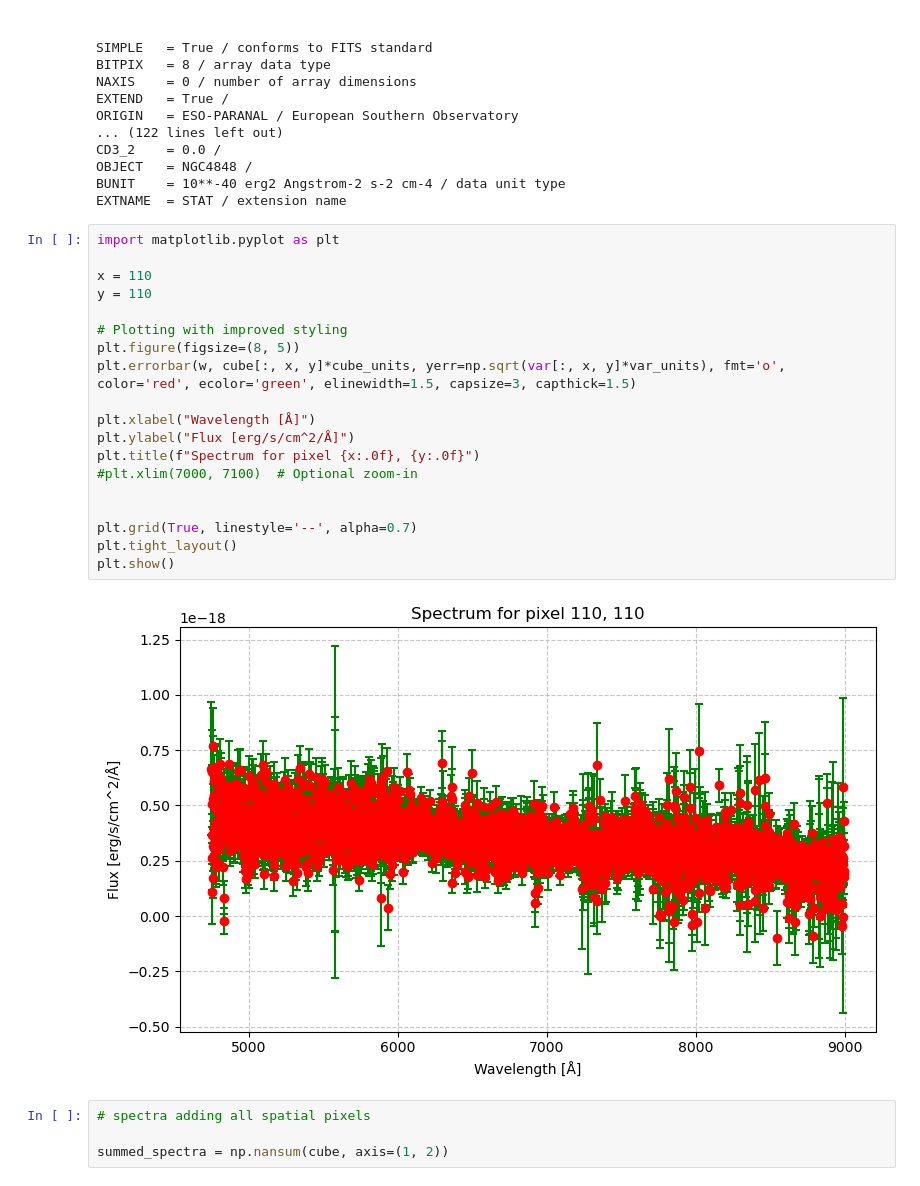
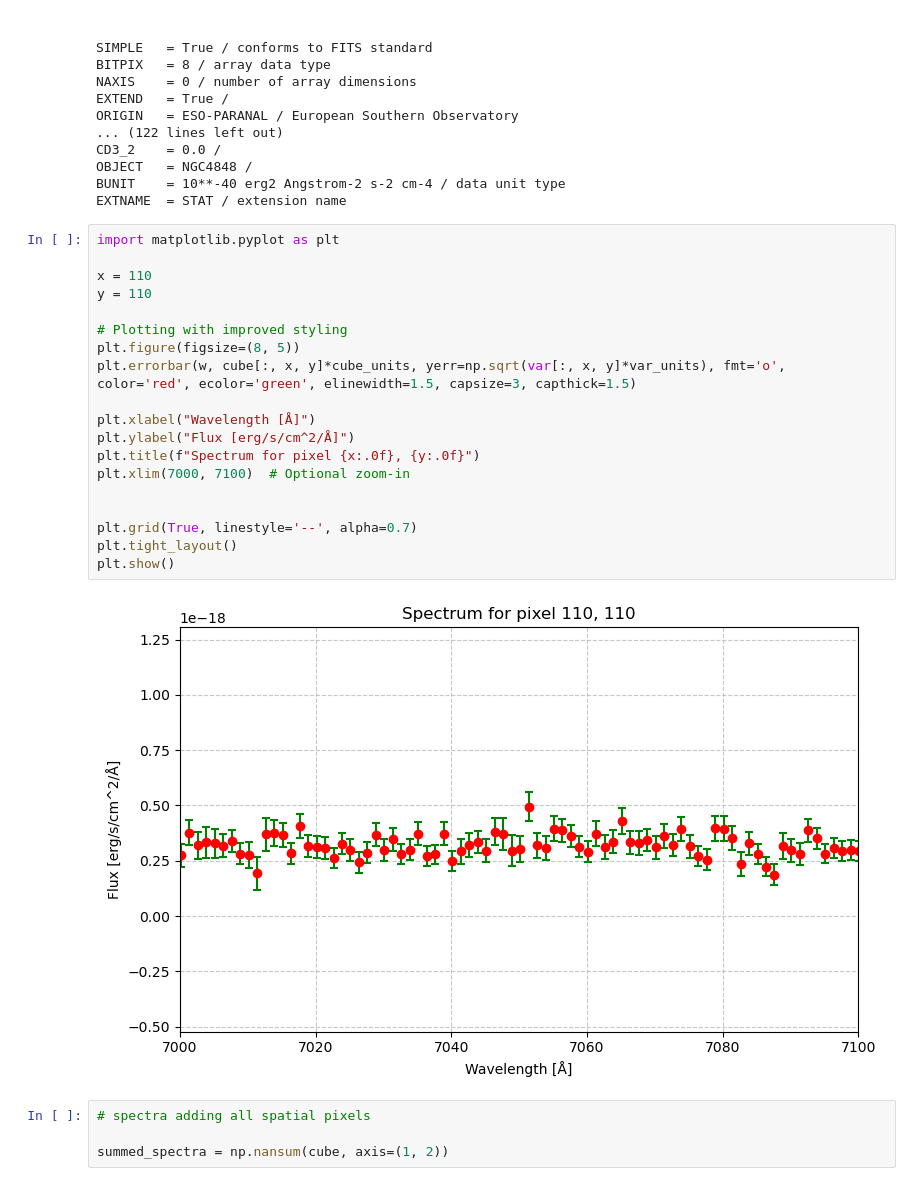
Before and after one commit to robertoinfurna/GALAXIES, a Jupyter notebook: RPS/NGC 4848.ipynb, the cells around one changed output. Saved outputs shown, nothing was run; the diff lists cells and outputs as text.

```diff
--- a/RPS/NGC 4848.ipynb
+++ b/RPS/NGC 4848.ipynb
@@ -83,24 +83,24 @@ EXTNAME  = STAT / extension name
 # %%
 import matplotlib.pyplot as plt
 
 x = 110
 y = 110
 
 # Plotting with improved styling
 plt.figure(figsize=(8, 5))
 plt.errorbar(w, cube[:, x, y]*cube_units, yerr=np.sqrt(var[:, x, y]*var_units), fmt='o', color='red', ecolor='green', elinewidth=1.5, capsize=3, capthick=1.5)
 
 plt.xlabel("Wavelength [Å]")
 plt.ylabel("Flux [erg/s/cm^2/Å]")
 plt.title(f"Spectrum for pixel {x:.0f}, {y:.0f}")
-#plt.xlim(7000, 7100)  # Optional zoom-in
+plt.xlim(7000, 7100)  # Optional zoom-in
 
 
 plt.grid(True, linestyle='--', alpha=0.7)
 plt.tight_layout()
 plt.show()
 # %% [output]
-[figure, old version]
+[figure, new version]
 # %%
 # spectra adding all spatial pixels
 
```
Also changed, not shown: parts of 15 cells of this notebook, 1 other file.
